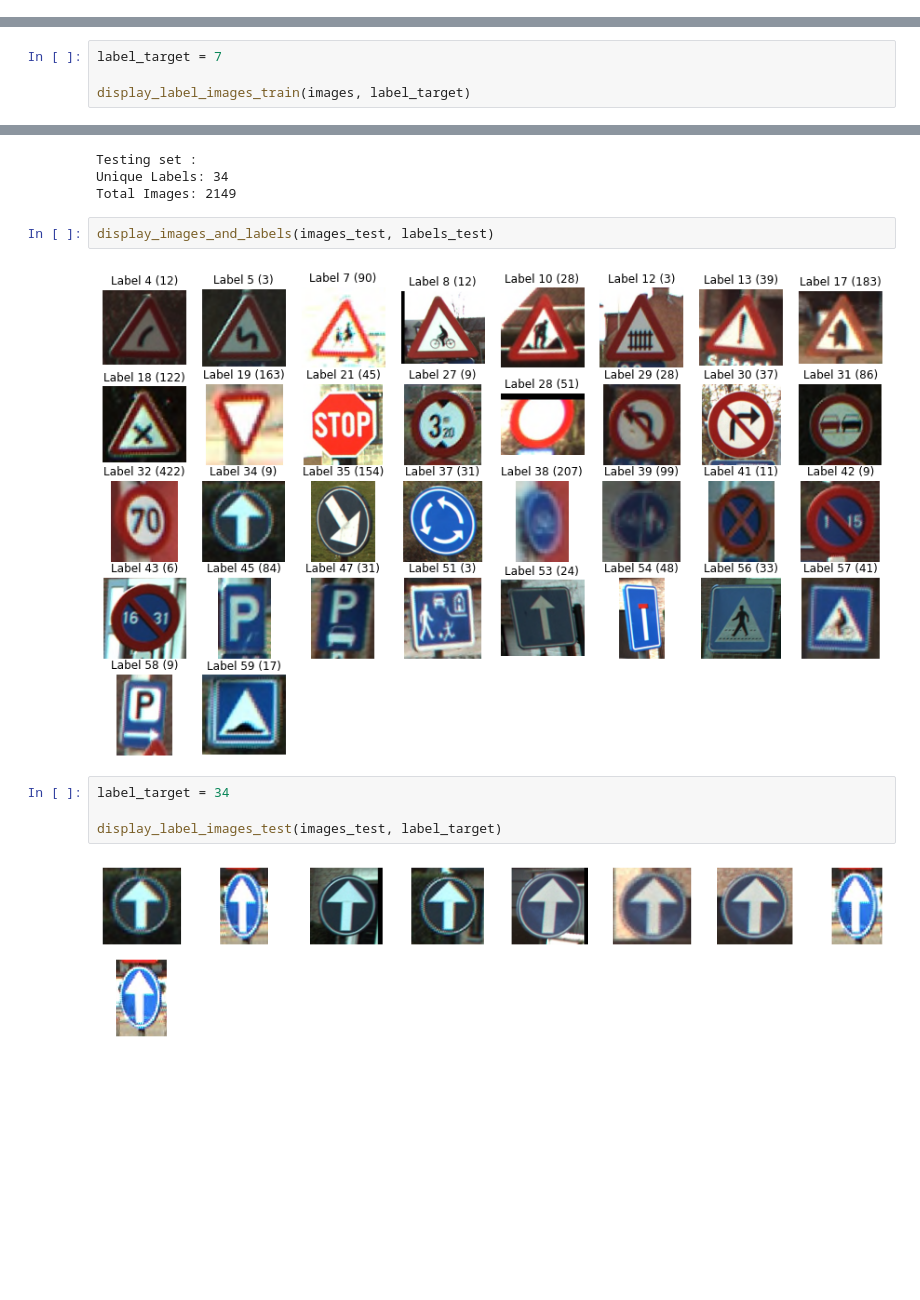
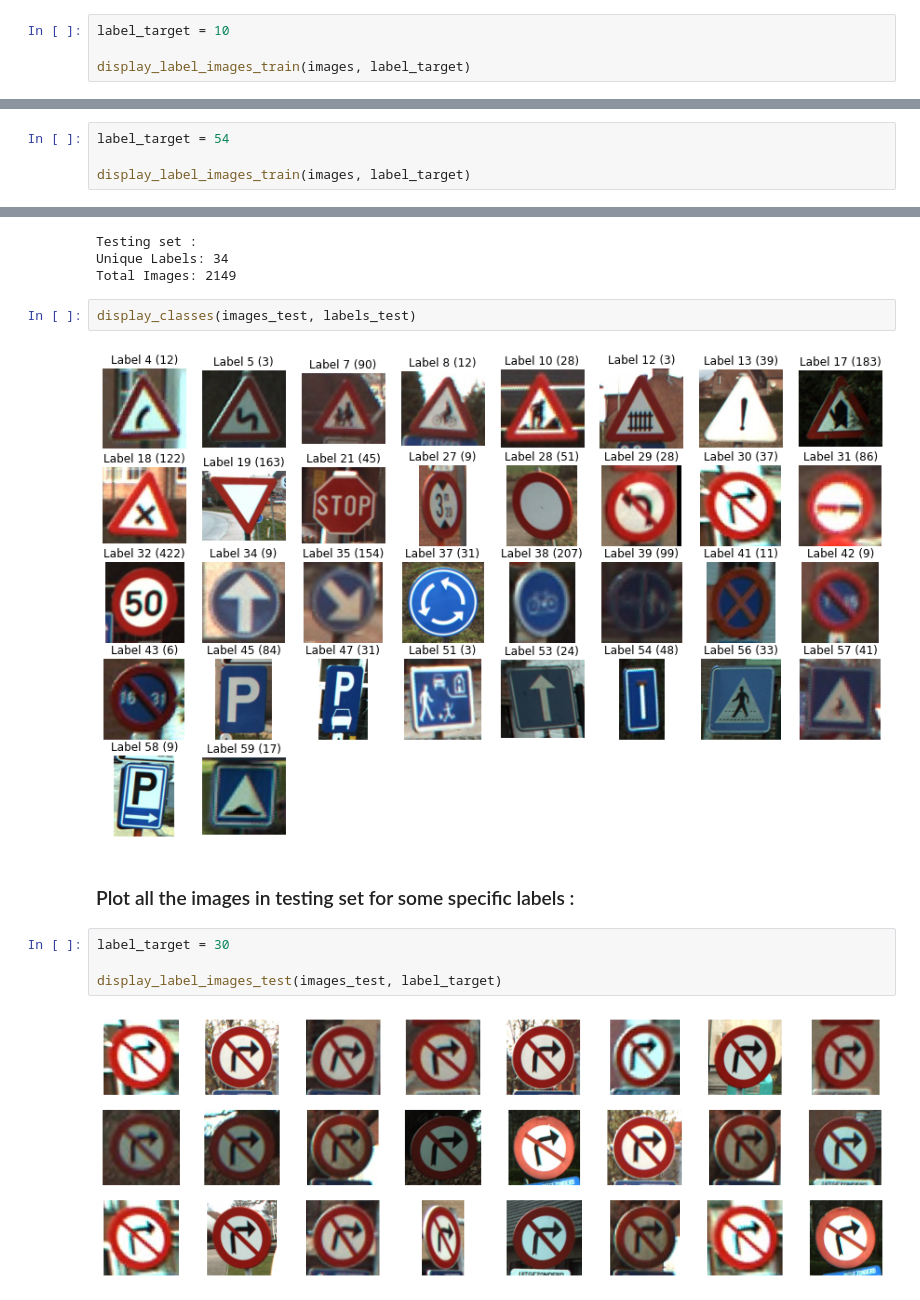
Before and after one commit to charbitz/Computer_Vision_Projects, a Jupyter notebook: homework_4/BelgiumTS_Dataset.ipynb, the cells around one changed output, grey strips where cells are left out. Drawn from its saved outputs; the diff is of its cells as text; blank space fills up the shorter version.

```diff
--- a/homework_4/BelgiumTS_Dataset.ipynb
+++ b/homework_4/BelgiumTS_Dataset.ipynb
@@ -135,0 +121,4 @@ display_label_images_train(images, label_target)
+# %%
+label_target = 10
+
+display_label_images_train(images, label_target)
@@ -142,5 +133,5 @@ display_label_images_train(images, label_target)
 # %%
-label_target = 7
+label_target = 54
 
 display_label_images_train(images, label_target)
 # %% [output]
@@ -177,13 +168,15 @@ Testing set :
 Unique Labels: 34
 Total Images: 2149
 # %%
-display_images_and_labels(images_test, labels_test)
+display_classes(images_test, labels_test)
 # %% [output]
-[figure, old version]
+[figure, new version]
+# %% [markdown]
+### Plot all the images in testing set for some specific labels :
 # %%
-label_target = 34
+label_target = 30
 
 display_label_images_test(images_test, label_target)
 # %% [output]
-[figure, old version]
+[figure, new version]
 # %%
```
Also changed, not shown: parts of 12 cells of this notebook.
